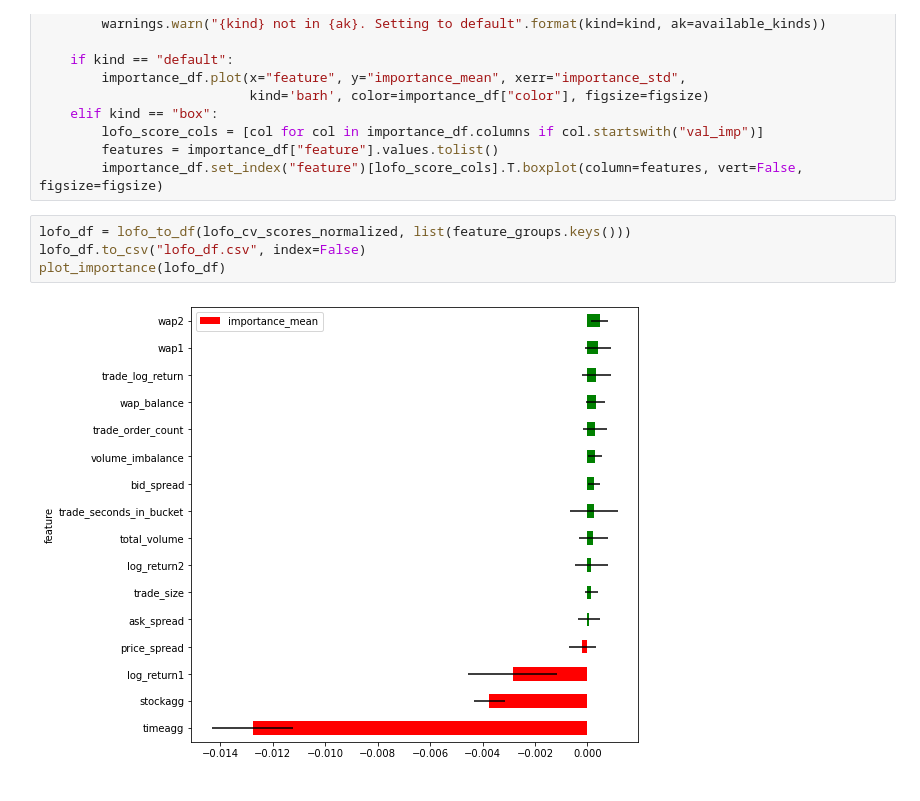
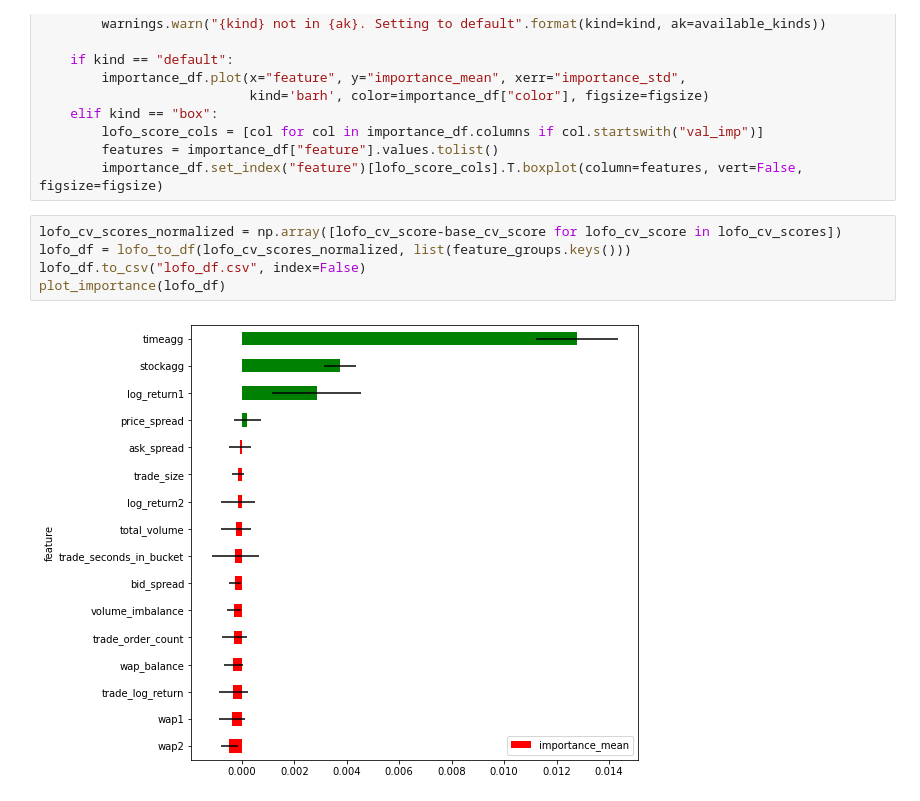
Before and after one commit to Zacchaeus00/kaggle-optiver, a Jupyter notebook: working/lofo.ipynb, the cells around one changed output. Drawn from its saved outputs; the diff is of its cells as text.

Commit message:
reverse lofo score normalize

```diff
--- a/working/lofo.ipynb
+++ b/working/lofo.ipynb
@@ -219,8 +218,9 @@ def plot_importance(importance_df, figsize=(8, 8), kind="default"):
         features = importance_df["feature"].values.tolist()
         importance_df.set_index("feature")[lofo_score_cols].T.boxplot(column=features, vert=False, figsize=figsize)
 # %%
+lofo_cv_scores_normalized = np.array([lofo_cv_score-base_cv_score for lofo_cv_score in lofo_cv_scores])
 lofo_df = lofo_to_df(lofo_cv_scores_normalized, list(feature_groups.keys()))
 lofo_df.to_csv("lofo_df.csv", index=False)
 plot_importance(lofo_df)
 # %% [output]
-[figure, old version]
+[figure, new version]
```
Also changed, not shown: parts of 1 cell of this notebook, 1 other file.
